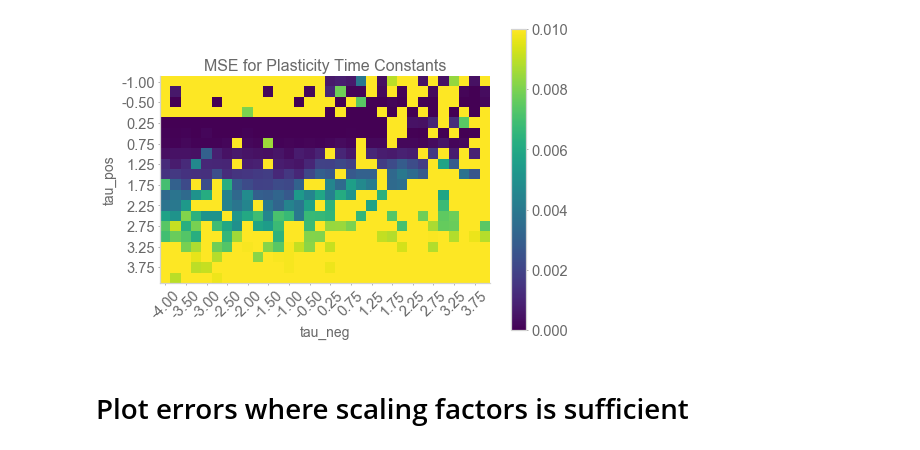
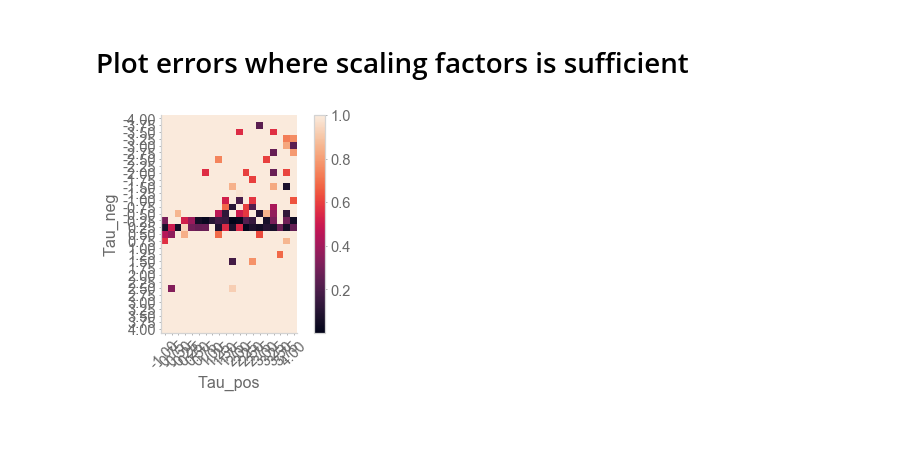
Before and after one commit to chingf/sr-project, a Jupyter notebook: notebooks/1d-tau-grids.ipynb, the cells around one changed output. Cells and saved outputs as stored; diff of their text form; code cells hidden in the pictures.

```diff
--- a/notebooks/1d-tau-grids.ipynb
+++ b/notebooks/1d-tau-grids.ipynb
@@ -112,23 +99,3 @@ for tau_neg_ax, tau_pos_ax, val in zip(
-# %%
-plt.figure(figsize=(7,5))
-plt.imshow(mat, vmax=0.01, cmap="viridis")
-plt.yticks(
-    np.arange(xs.size)[::2],
-    [f'{x:.2f}' for x in xs][::2]
-    )
-plt.xticks(
-    np.arange(ys.size)[::2], [f'{y:.2f}' for y in ys][::2],
-    rotation=45
-    )
-plt.xlabel('tau_neg', fontsize=14)
-plt.ylabel('tau_pos', fontsize=14)
-plt.colorbar()
-plt.title("MSE for Plasticity Time Constants", fontsize=16)
-plt.tight_layout()
-plt.savefig("tau_grid_mse.png", dpi=300)
-plt.show()
-# %% [output]
-[figure, removed]
 # %% [markdown]
 # Plot errors where scaling factors is sufficient
 # %%
@@ -147,6 +114,20 @@ for tau_neg_ax, tau_pos_ax, A_pos in zip(
     x_idx = np.argwhere(xs == tau_neg_ax)[0,0]
     y_idx = np.argwhere(ys == tau_pos_ax)[0,0]
     Apos_coeff_mat[x_idx][y_idx] = A_pos*10*np.exp(-1/abs(tau_neg_ax))
+# %%
+plt.figure()
+plt.imshow(Apos_coeff_mat, vmax=1)
+plt.yticks(np.arange(xs.size), [f'{x:.2f}' for x in xs])
+plt.xticks(
+    np.arange(ys.size), [f'{y:.2f}' for y in ys],
+    rotation=45
+    )
+plt.xlabel('Tau_pos')
+plt.ylabel('Tau_neg')
+plt.colorbar()
+plt.show()
+# %% [output]
+[figure, added]
 # %%
 plt.figure()
 plt.imshow(Aneg_coeff_mat, vmax=1)
```
Also changed, not shown: parts of 7 cells of this notebook, 3 other files.
